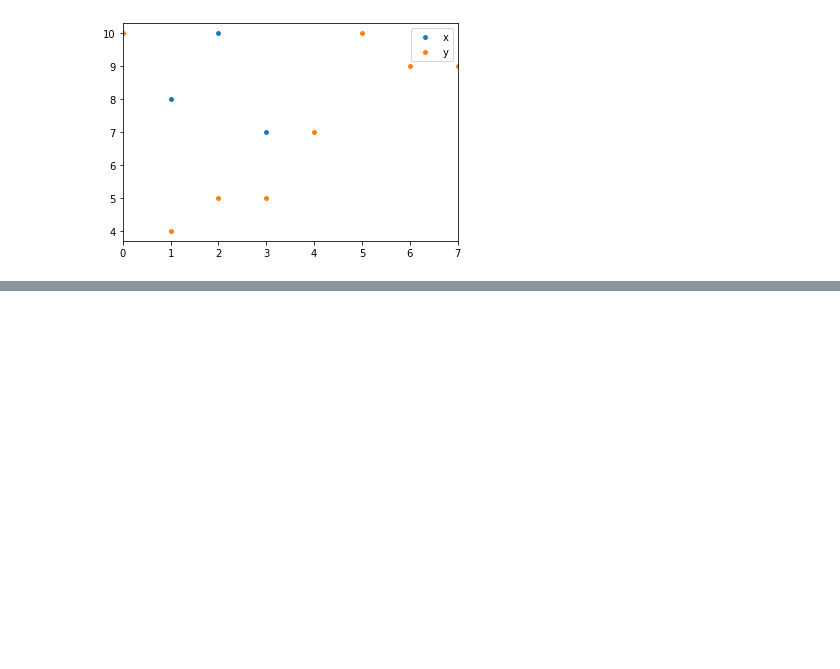
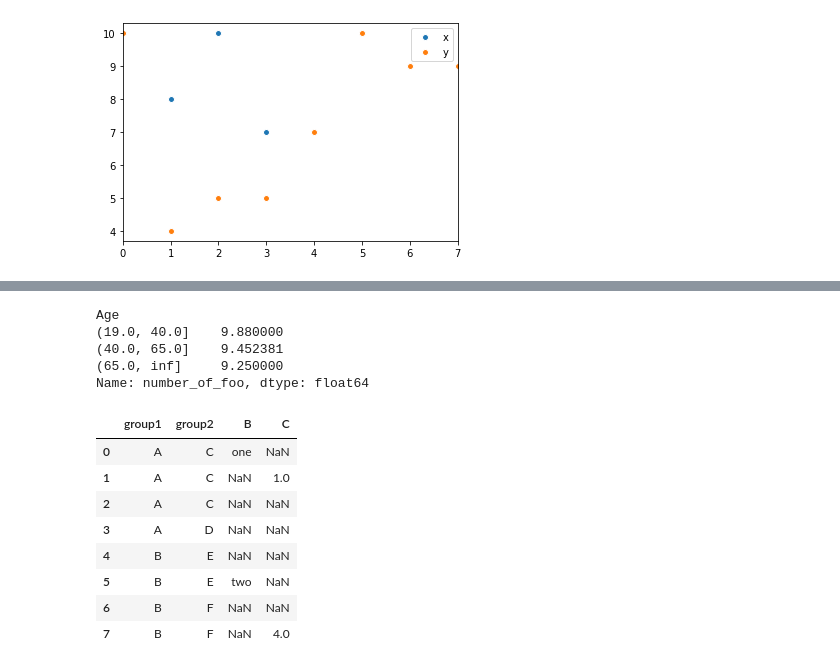
Before and after one commit to sonichandni/Pandas-practice, a Jupyter notebook: panda.ipynb, the cells around one changed output, grey strips where cells are left out. Cells and saved outputs as stored; diff of their text form; code cells hidden in the pictures; blank space fills up the shorter version.

```diff
--- a/panda.ipynb
+++ b/panda.ipynb
@@ -195,0 +343,30 @@ df.plot(style='o', markeredgecolor='white')  # plot as dots with white edge
+# %%
+age_groups = pd.cut(df['Age'], bins=[19, 40, 65, np.inf])
+df.groupby(age_groups)['number_of_foo'].mean()
+# %% [output]
+Age
+(19.0, 40.0]    9.880000
+(40.0, 65.0]    9.452381
+(65.0, inf]     9.250000
+Name: number_of_foo, dtype: float64
+# %%
+df = pd.DataFrame({'group1' :  ['A', 'A', 'A', 'A',
+                               'B', 'B', 'B', 'B'],
+                   'group2' :  ['C', 'C', 'C', 'D',
+                               'E', 'E', 'F', 'F'],
+                   'B'      :  ['one', np.NaN, np.NaN, np.NaN,
+                                np.NaN, 'two', np.NaN, np.NaN],
+                   'C'      :  [np.NaN, 1, np.NaN, np.NaN,
+                               np.NaN, np.NaN, np.NaN, 4]})
+
+df
+# %% [output]
+|  | group1 | group2 | B | C |
+| 0 | A | C | one | NaN |
+| 1 | A | C | NaN | 1.0 |
+| 2 | A | C | NaN | NaN |
+| 3 | A | D | NaN | NaN |
+| 4 | B | E | NaN | NaN |
+| 5 | B | E | two | NaN |
+| 6 | B | F | NaN | NaN |
+| 7 | B | F | NaN | 4.0 |
```
Also changed, not shown: parts of 18 cells of this notebook.
